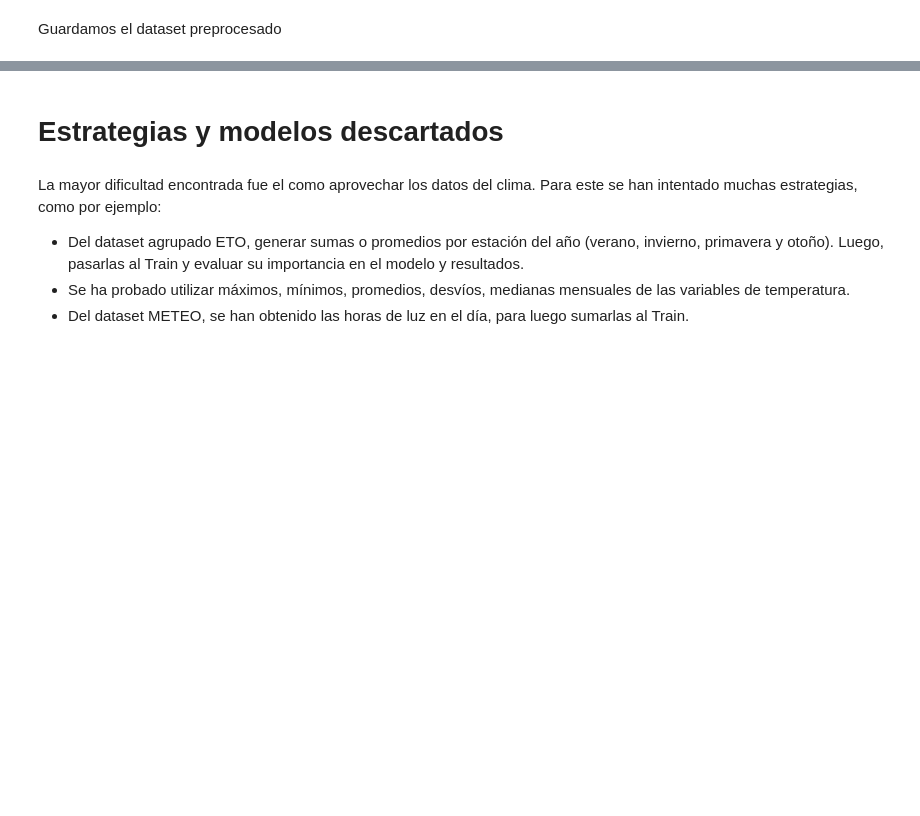
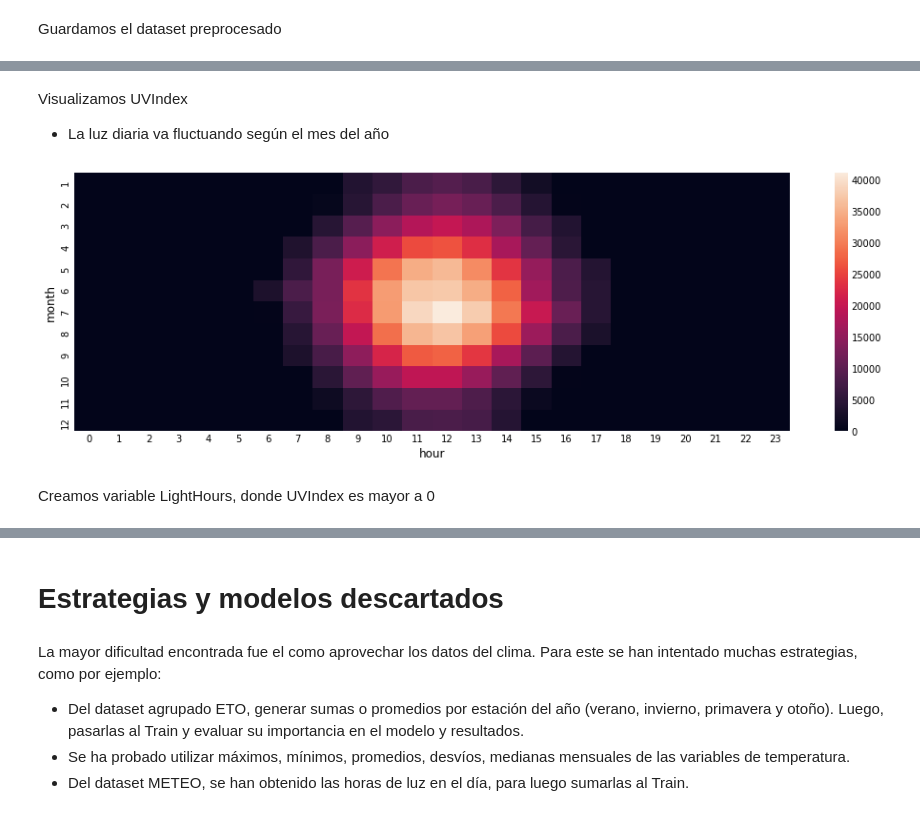
Before and after one commit to vitostamatti/datathon-cajamar-malbecs, a Jupyter notebook: notebooks/00-data-exploration/Exploracion_Malbecs.ipynb, the cells around one changed output, grey strips where cells are left out. Cells and saved outputs as stored; diff of their text form; code cells hidden in the pictures; blank space fills up the shorter version.

```diff
--- a/notebooks/00-data-exploration/Exploracion_Malbecs.ipynb
+++ b/notebooks/00-data-exploration/Exploracion_Malbecs.ipynb
@@ -951,0 +966,5 @@ df_for_join.to_csv("C:/Users/denis/OneDrive/Escritorio/Datathon/datathon-cajamar
+# %%
+from malbecs.preprocess import meteo
+
+path = '../../data/raw/DATOS_METEO.TXT'
+meteo_data = meteo.load_meteo_data(path)
@@ -951,0 +992,29 @@ df_for_join.to_csv("C:/Users/denis/OneDrive/Escritorio/Datathon/datathon-cajamar
+# %% [markdown]
+Visualizamos UVIndex
+
+- La luz diaria va fluctuando según el mes del año
+# %%
+# meteo_data['uvIndex'].hist()
+plt.figure(figsize=(15, 5))
+
+sns.heatmap(
+(
+    meteo_data
+    .groupby([
+        meteo_data.validTimeUtc.dt.hour,
+        meteo_data.validTimeUtc.dt.month,
+    ]).agg({
+        "uvIndex": "sum"
+    })
+    .unstack(1)
+    .droplevel(0, 1)
+    .T
+)
+)
+plt.xlabel("hour")
+plt.ylabel('month')
+plt.show()
+# %% [output]
+[figure, added]
+# %% [markdown]
+Creamos variable LightHours, donde UVIndex es mayor a 0
```
Also changed, not shown: parts of 13 cells of this notebook.
